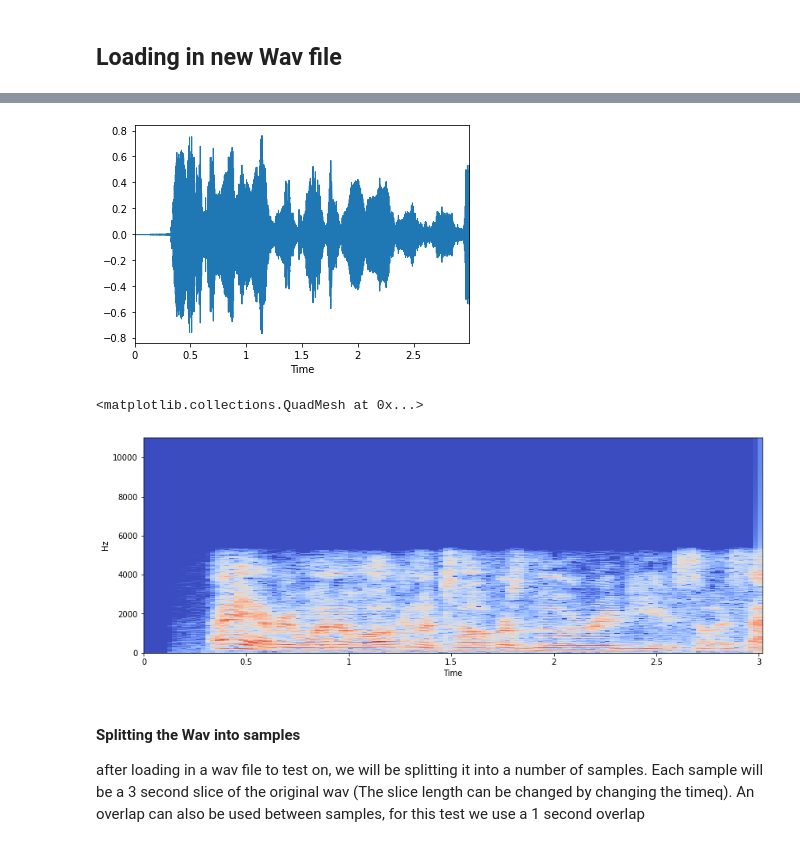
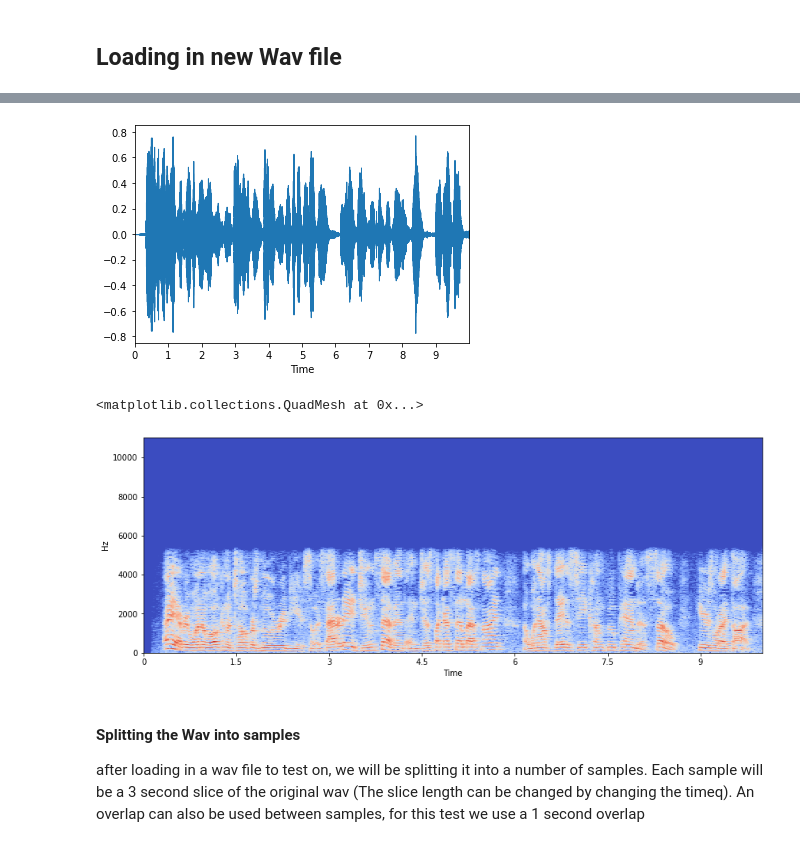
Before and after one commit to Samarth-Tripathi/IEMOCAP-Emotion-Detection, a Jupyter notebook: code/python_files/Experiments/Working_Audio_Model.ipynb, the cells around one changed output, grey strips where cells are left out. Drawn from its saved outputs; the diff is of its cells as text; code cells hidden in the pictures.

```diff
--- a/code/python_files/Experiments/Working_Audio_Model.ipynb
+++ b/code/python_files/Experiments/Working_Audio_Model.ipynb
@@ -339,13 +335,13 @@ ipd.Audio(audio_path + file_name) # load a local WAV file
 # %%
 import librosa
 import librosa.display
 import matplotlib.pyplot as plt
-y, sr = librosa.load(audio_path + file_name, duration=3)
+y, sr = librosa.load(audio_path + file_name, duration=10)
 fig, ax = plt.subplots()
 librosa.display.waveplot(y, sr=sr)
 ax.label_outer()
 # %% [output]
-[figure, old version]
+[figure, new version]
 # %%
 X = librosa.stft(y)
 Xdb = librosa.amplitude_to_db(abs(X))
@@ -353,7 +349,7 @@ plt.figure(figsize=(14, 5))
 librosa.display.specshow(Xdb, sr=sr, x_axis='time', y_axis='hz')
 # %% [output]
 <matplotlib.collections.QuadMesh at 0x...>
-[figure, old version]
+[figure, new version]
 # %%
 wav = get_audio(audio_path, file_name)
 (nchannels, sampwidth, framerate, nframes, comptype, compname), samples_wav = wav
```
Also changed, not shown: parts of 9 cells of this notebook, 1 other file.
